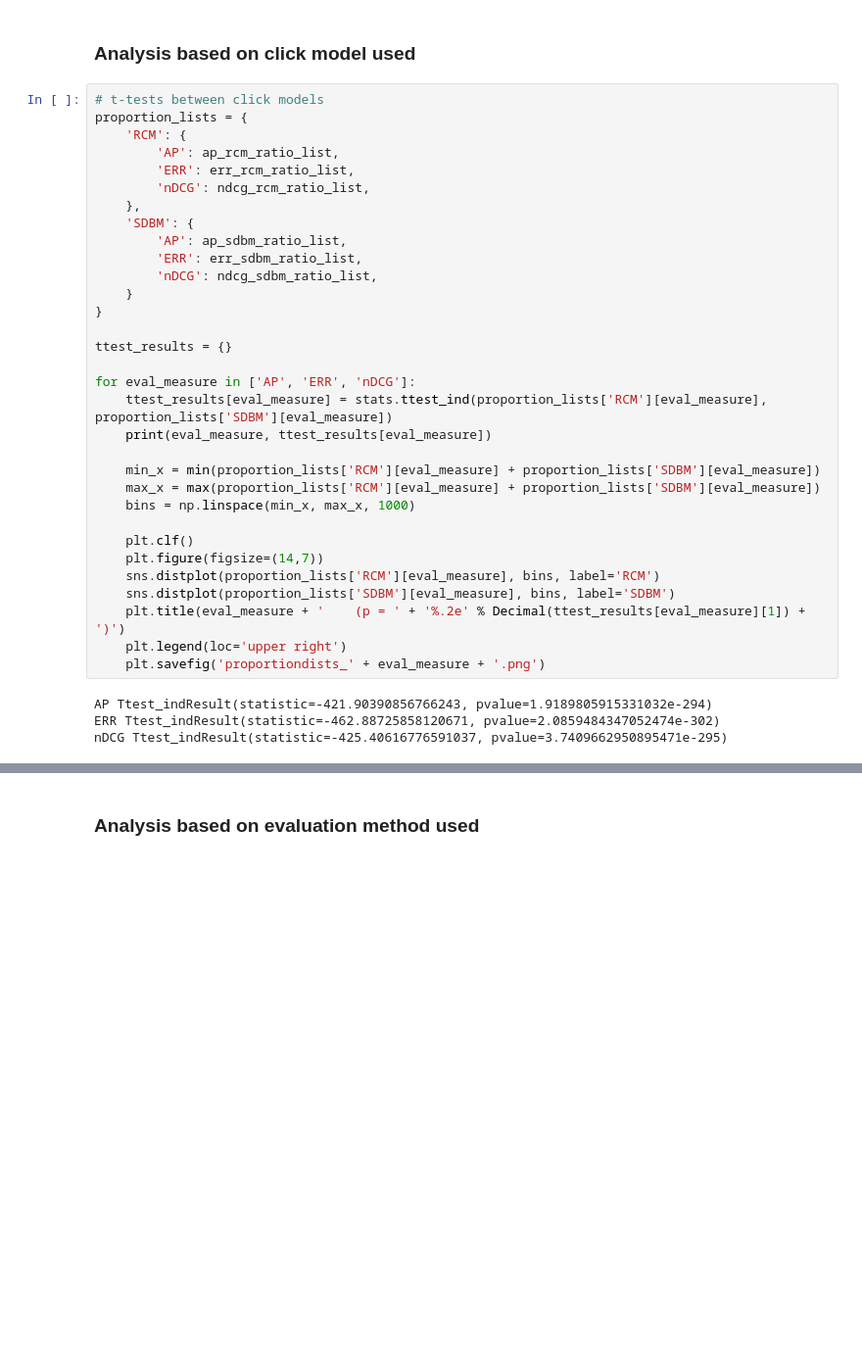
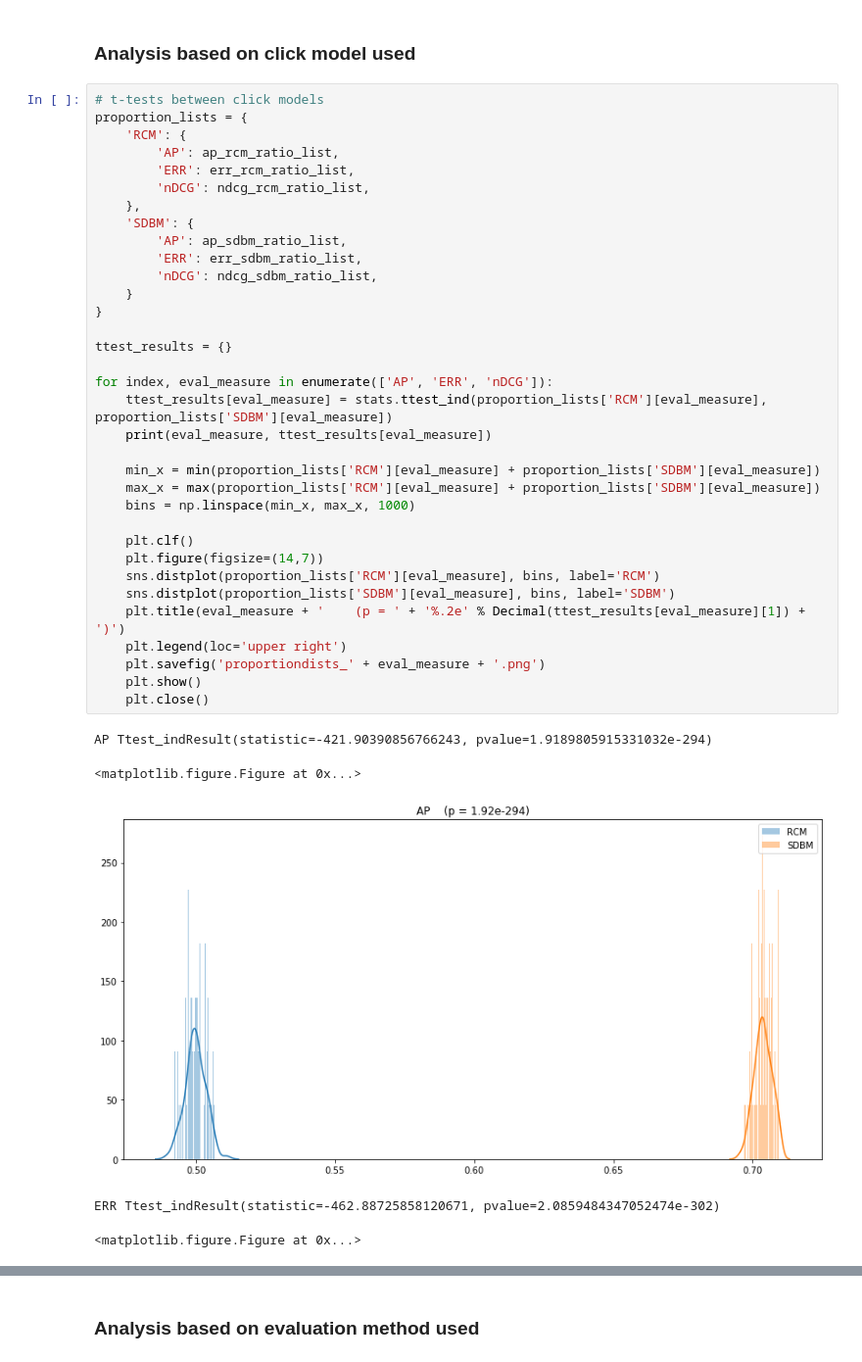
Before and after one commit to mbakhtiariz/IR1, a Jupyter notebook: hw-1-marianne.ipynb, the cells around one changed output, grey strips where cells are left out. Shown at 98% size. Drawn from its saved outputs; the diff is of its cells as text; blank space fills up the shorter version.

```diff
--- a/hw-1-marianne.ipynb
+++ b/hw-1-marianne.ipynb
@@ -667,33 +634,37 @@ proportion_lists = {
     'RCM': {
         'AP': ap_rcm_ratio_list,
         'ERR': err_rcm_ratio_list,
         'nDCG': ndcg_rcm_ratio_list,
     },
     'SDBM': {
         'AP': ap_sdbm_ratio_list,
         'ERR': err_sdbm_ratio_list,
         'nDCG': ndcg_sdbm_ratio_list,
     }
 }
 
 ttest_results = {}
 
-for eval_measure in ['AP', 'ERR', 'nDCG']:
+for index, eval_measure in enumerate(['AP', 'ERR', 'nDCG']):
     ttest_results[eval_measure] = stats.ttest_ind(proportion_lists['RCM'][eval_measure], proportion_lists['SDBM'][eval_measure])
     print(eval_measure, ttest_results[eval_measure])
 
     min_x = min(proportion_lists['RCM'][eval_measure] + proportion_lists['SDBM'][eval_measure])
     max_x = max(proportion_lists['RCM'][eval_measure] + proportion_lists['SDBM'][eval_measure])
     bins = np.linspace(min_x, max_x, 1000)
 
     plt.clf()
     plt.figure(figsize=(14,7))
     sns.distplot(proportion_lists['RCM'][eval_measure], bins, label='RCM')
     sns.distplot(proportion_lists['SDBM'][eval_measure], bins, label='SDBM')
     plt.title(eval_measure + '    (p = ' + '%.2e' % Decimal(ttest_results[eval_measure][1]) + ')')
     plt.legend(loc='upper right')
     plt.savefig('proportiondists_' + eval_measure + '.png')
+    plt.show()
+    plt.close()
 # %% [output]
 AP Ttest_indResult(statistic=-421.90390856766243, pvalue=1.9189805915331032e-294)
-ERR Ttest_indResult(statistic=-462.88725858120671, pvalue=2.0859484347052474e-302)
-nDCG Ttest_indResult(statistic=-425.40616776591037, pvalue=3.7409662950895471e-295)
+<matplotlib.figure.Figure at 0x...>
+[figure, added]
+ERR Ttest_indResult(statistic=-462.88725858120671, pvalue=2.0859484347052474e-302)
+<matplotlib.figure.Figure at 0x...>
```
Also changed, not shown: parts of 25 cells of this notebook.
